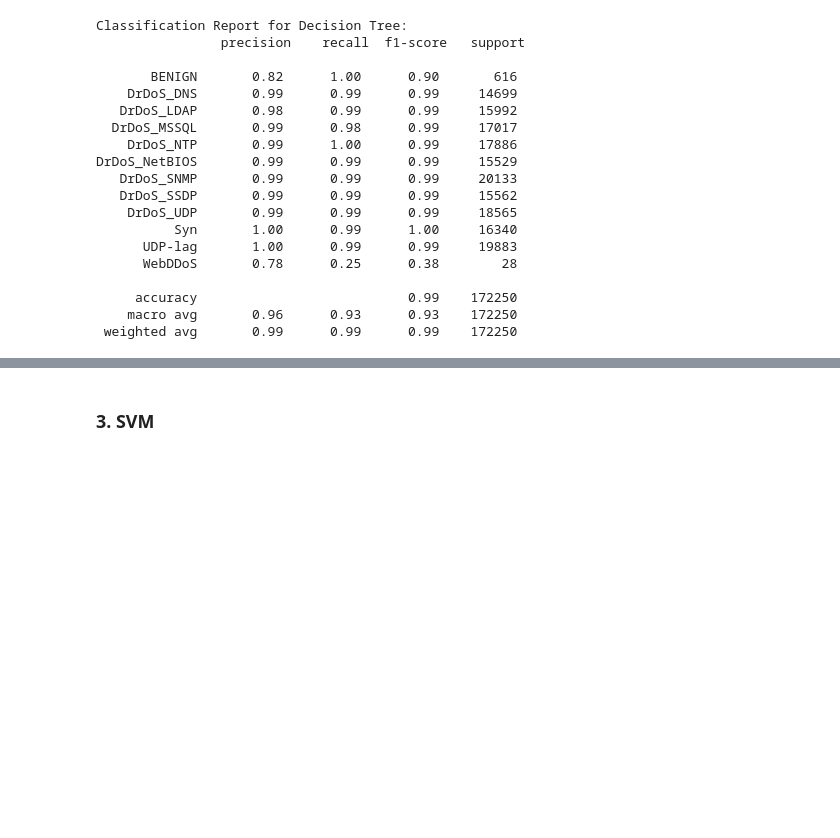
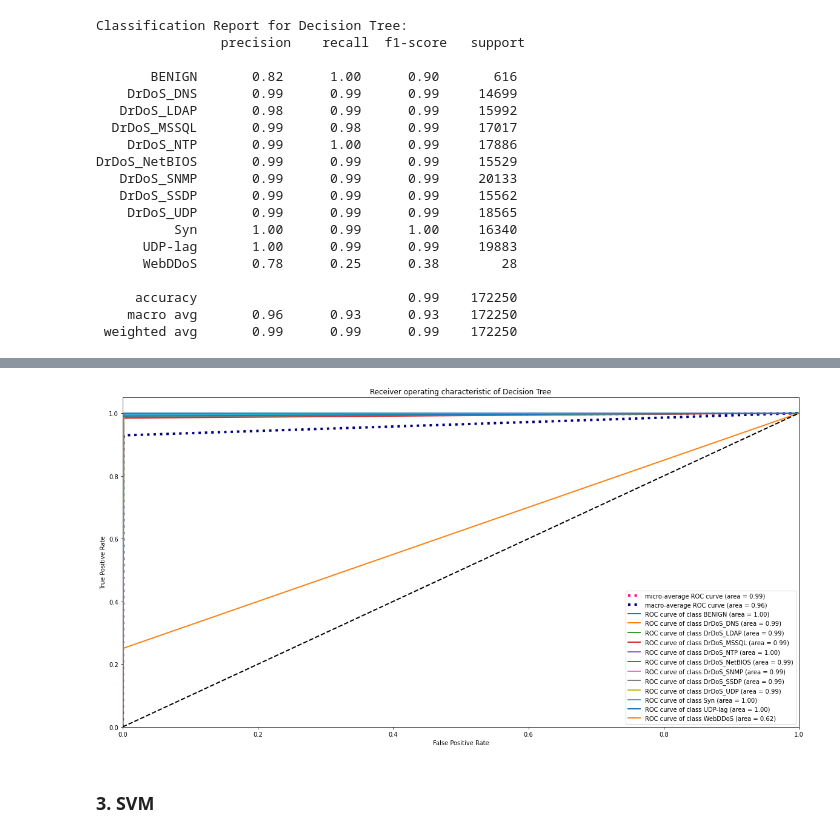
Before and after one commit to somesh636/DDoS_CyberThreat_Detection_AI_ML_Algorithms, a Jupyter notebook: DDoS_ML_AI_TTSData_2.ipynb, the cells around one changed output, grey strips where cells are left out. Drawn from its saved outputs; the diff is of its cells as text; code cells hidden in the pictures; blank space fills up the shorter version.

```diff
--- a/DDoS_ML_AI_TTSData_2.ipynb
+++ b/DDoS_ML_AI_TTSData_2.ipynb
@@ -474,3 +560,9 @@ Accuracy Score for Decision Tree:
+# %%
+# RoC Curve
+title = 'Receiver operating characteristic of Decision Tree'
+RoC_Curve(dt, X_test_std_20, y_test_20, title)
+# %% [output]
+[figure, added]
 # %% [markdown]
 ### 3. SVM
 # %%
```
Also changed, not shown: parts of 32 cells of this notebook.
